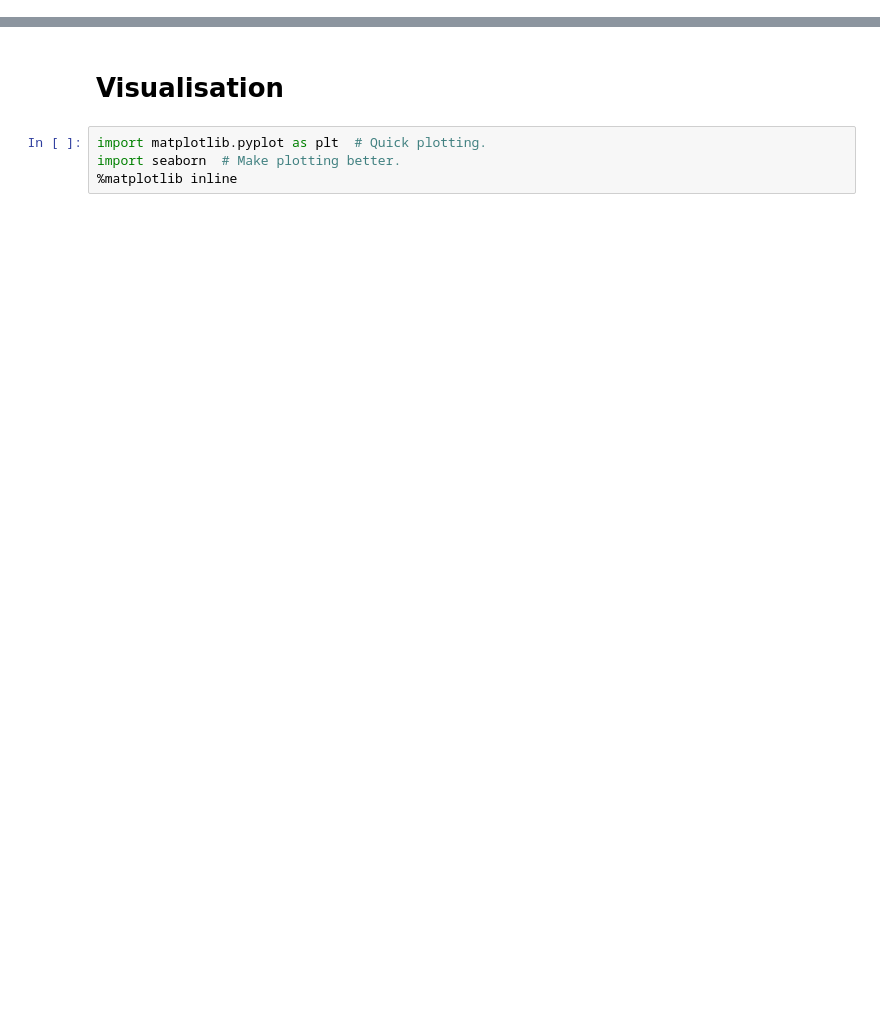
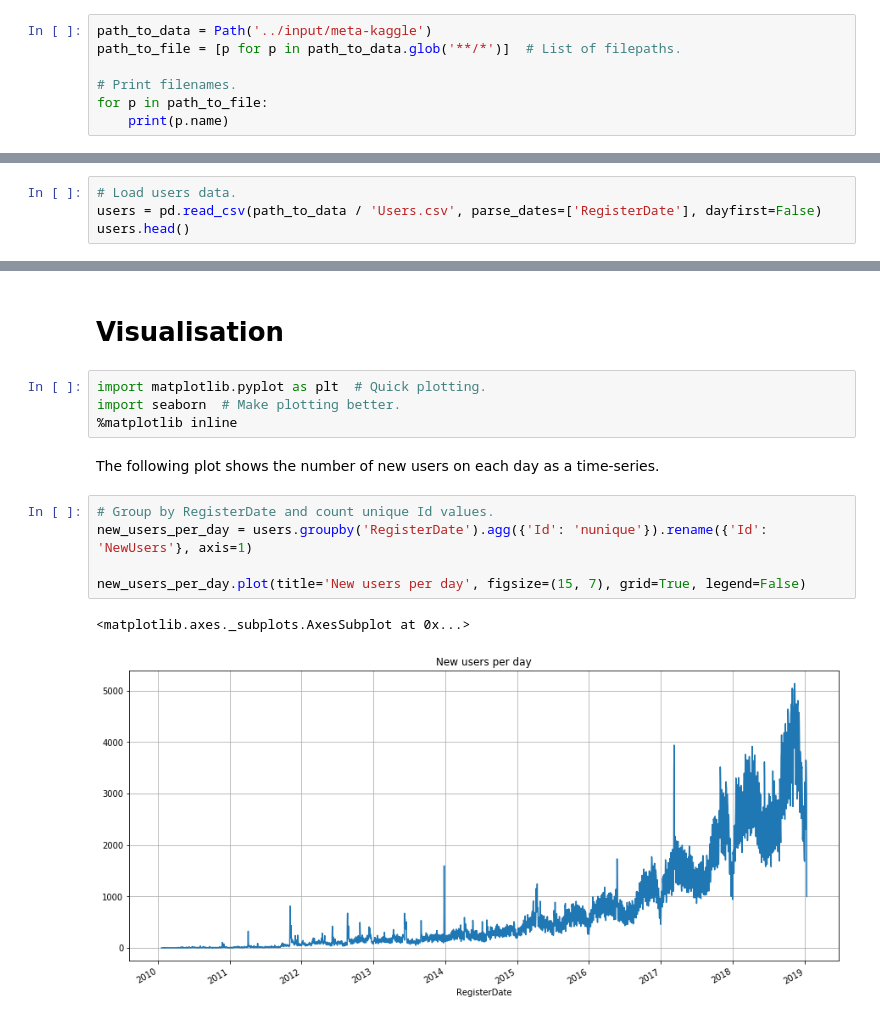
Before and after one commit to Ahhj/dashboarding-with-notebooks-kaggle, a Jupyter notebook: day-1/day-1.ipynb, the cells around one changed output, grey strips where cells are left out. Saved outputs shown, nothing was run; the diff lists cells and outputs as text; blank space fills up the shorter version.

Commit message:
Load dataset and create visualisations. Add markdown cells for commentary

```diff
--- a/day-1/day-1.ipynb
+++ b/day-1/day-1.ipynb
@@ -19,0 +23,7 @@ import pandas as pd
+# %%
+path_to_data = Path('../input/meta-kaggle')
+path_to_file = [p for p in path_to_data.glob('**/*')]  # List of filepaths.
+
+# Print filenames.
+for p in path_to_file:
+    print(p.name)
@@ -19,0 +50,4 @@ import pandas as pd
+# %%
+# Load users data.
+users = pd.read_csv(path_to_data / 'Users.csv', parse_dates=['RegisterDate'], dayfirst=False)
+users.head()
@@ -23,3 +78,13 @@ import pandas as pd
 import matplotlib.pyplot as plt  # Quick plotting.
 import seaborn  # Make plotting better.
 %matplotlib inline
+# %% [markdown]
+The following plot shows the number of new users on each day as a time-series.
+# %%
+# Group by RegisterDate and count unique Id values.
+new_users_per_day = users.groupby('RegisterDate').agg({'Id': 'nunique'}).rename({'Id': 'NewUsers'}, axis=1)
+
+new_users_per_day.plot(title='New users per day', figsize=(15, 7), grid=True, legend=False)
+# %% [output]
+<matplotlib.axes._subplots.AxesSubplot at 0x...>
+[figure, added]
```
Also changed, not shown: parts of 14 cells of this notebook.
